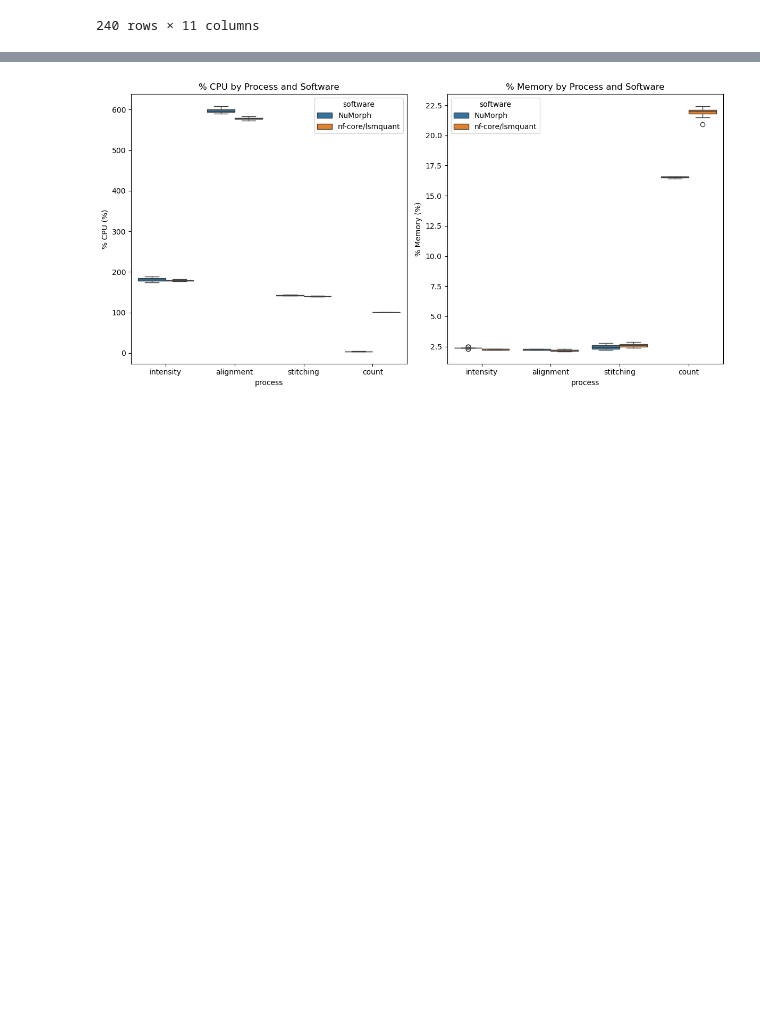
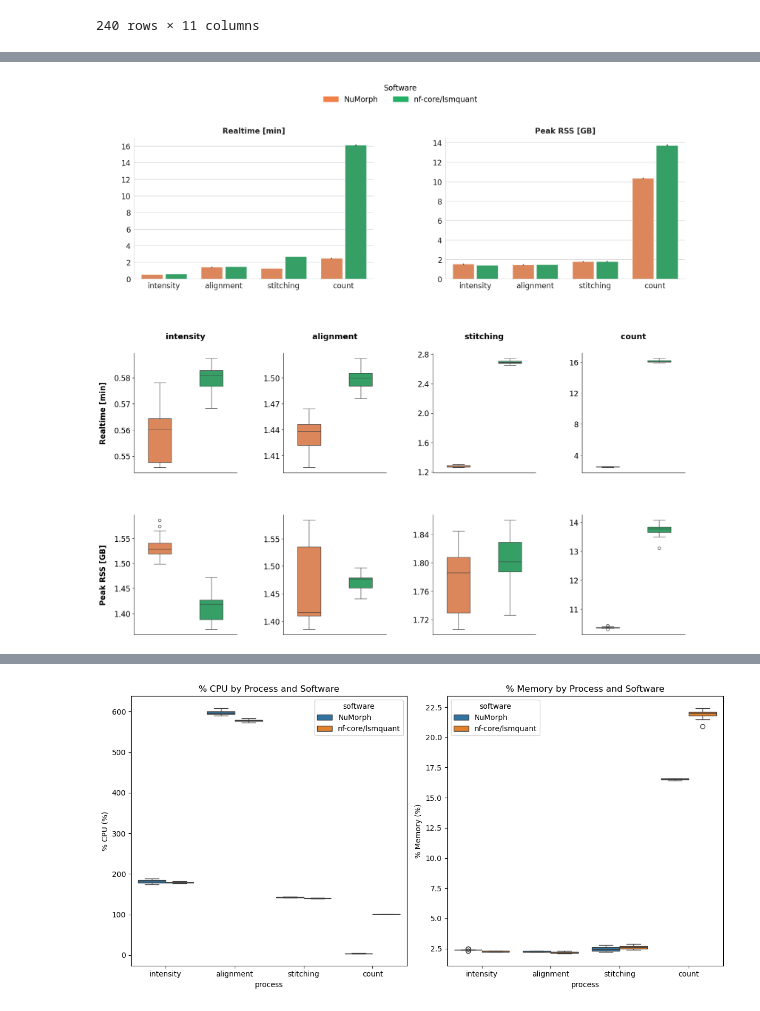
Before and after one commit to CaroAMN/rescue_orphan_code_results, a Jupyter notebook: resource_usage/scaling_results.ipynb, the cells around one changed output, grey strips where cells are left out. Cells and saved outputs as stored; diff of their text form; code cells hidden in the pictures; blank space fills up the shorter version.

```diff
--- a/resource_usage/scaling_results.ipynb
+++ b/resource_usage/scaling_results.ipynb
@@ -518,0 +652,91 @@ plt.show()
+# %%
+processes = benchmark_df['process'].unique()
+metrics = [
+    ("realtime", "Realtime [min]"),
+    ("peak_rss",  "Peak RSS [GB]"),
+]
+
+fig = plt.figure(figsize=(18, 18))
+
+gs_outer = GridSpec(2, 1, figure=fig, hspace=0.35,
+                    top=0.88, bottom=0.06, left=0.06, right=0.97, height_ratios=[1, 2])
+
+gs_bar   = GridSpecFromSubplotSpec(1, 2, subplot_spec=gs_outer[0], wspace=0.3)
+gs_box   = GridSpecFromSubplotSpec(2, 4, subplot_spec=gs_outer[1],
+                                   wspace=0.45, hspace=0.35)
+
+# ── Row 1: 2 bar plots ──────────────────────────────────────────────────────
+with sns.axes_style("whitegrid"):
+    bar_axes = [fig.add_subplot(gs_bar[0, i]) for i in range(2)]
+
+    for ax, (y_col, y_label) in zip(bar_axes, metrics):
+
+        sns.barplot(
+            data=benchmark_df, x='process', y=y_col,
+            hue='software', legend=False,
+            palette=palette, ax=ax, gap=0.1
+        )
+        ax.set_title(y_label, fontsize=16, fontweight="bold", pad=10)
+        ax.set_xlabel("")
+        ax.set_ylabel("")
+        #ax.set_ylabel(y_label, fontsize=12, fontweight="bold", labelpad=10)
+        ax.yaxis.set_tick_params(labelsize=16)
+        ax.set_xticklabels(processes, fontsize=16)
+        ax.spines[["top", "right"]].set_visible(False)
+
+# ── Row 2 : 2×4 boxplot grid ─────────────────────────────────────────────
+# Box plot axes inside gs_box
+
+#with sns.axes_style("whitegrid"):
+box_axes = [[fig.add_subplot(gs_box[row, col])
+            for col in range(4)]
+            for row in range(2)]
+
+for row, (y_col, y_label) in enumerate(metrics):
+    for col, process in enumerate(processes):
+        ax = box_axes[row][col]
+        df_sub = benchmark_df[benchmark_df['process'] == process]
+
+        sns.boxplot(
+            data=df_sub, x='software', y=y_col,
+            hue='software', ax=ax,
+            palette=palette, legend=False,
+            gap=0.1, width=0.5,
+        )
+        ax.yaxis.set_major_locator(plt.MaxNLocator(nbins=5))
+
+        # Column title only on top row
+        if row == 0:
+            ax.set_title(process, fontsize=17, fontweight="bold", pad=30)
+
+        # Y-axis label only on leftmost column
+        ax.set_ylabel(y_label if col == 0 else "",
+                    fontsize=16, fontweight="bold", labelpad=15)
+        ax.set_xlabel("")
+        ax.set_xticks([])
+        ax.tick_params(axis='y', labelsize=16)
+        ax.spines[["top", "right"]].set_visible(False)
+
+# ── Single shared legend at the top ─────────────────────────────────────────
+handles = [mpatches.Patch(color=palette[s], label=s)
+           for s in benchmark_df['software'].unique()]
+fig.legend(
+    handles=handles,
+    title="Software",
+    loc="upper center",
+    ncol=len(handles),
+    fontsize=16,
+    title_fontsize=16,
+    bbox_to_anchor=(0.5, 0.98),
+    frameon=False,
+)
+
+# ── Row labels ───────────────────────────────────────────────────────────────
+#fig.text(0.01, 0.75, "Bar plots", va="center", rotation="vertical",
+#         fontsize=12, color="grey")
+#fig.text(0.01, 0.30, "Box plots", va="center", rotation="vertical",
+#         fontsize=12, color="grey")
+
+plt.show()
+# %% [output]
+[figure, added]
```
Also changed, not shown: parts of 14 cells of this notebook.
